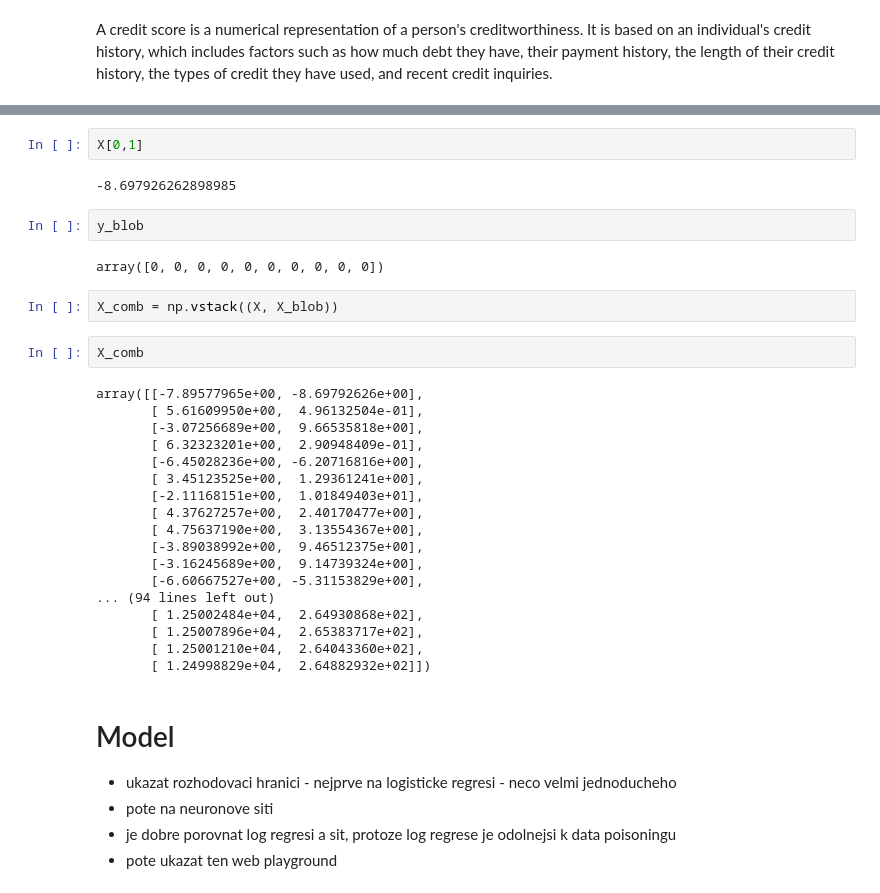
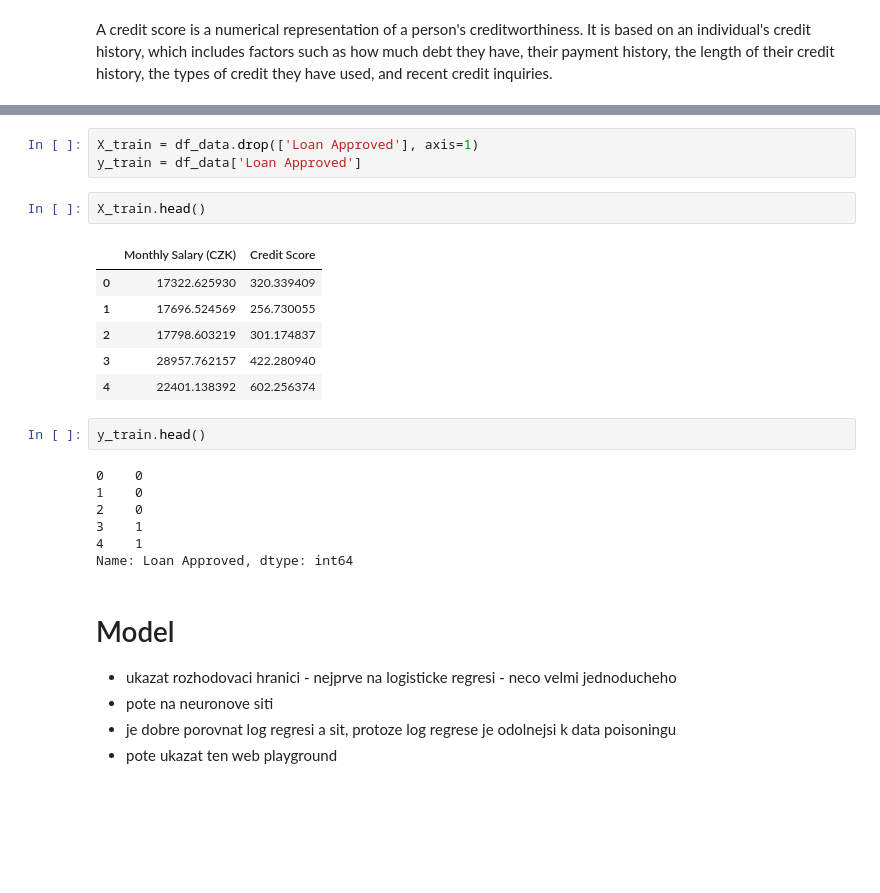
Before and after one commit to nickobard/ai-summer-school, a Jupyter notebook: data_poisoning.ipynb, the cells around one changed output, grey strips where cells are left out. Saved outputs shown, nothing was run; the diff lists cells and outputs as text; blank space fills up the shorter version.

```diff
--- a/data_poisoning.ipynb
+++ b/data_poisoning.ipynb
@@ -100,33 +76,24 @@ array([[-7.89577965, -8.69792626],
-# %%
-X[0,1]
-# %% [output]
--8.697926262898985
-# %%
-y_blob
-# %% [output]
-array([0, 0, 0, 0, 0, 0, 0, 0, 0, 0])
-# %%
-X_comb = np.vstack((X, X_blob))
-# %%
-X_comb
-# %% [output]
-array([[-7.89577965e+00, -8.69792626e+00],
-       [ 5.61609950e+00,  4.96132504e-01],
-       [-3.07256689e+00,  9.66535818e+00],
-       [ 6.32323201e+00,  2.90948409e-01],
-       [-6.45028236e+00, -6.20716816e+00],
-       [ 3.45123525e+00,  1.29361241e+00],
-       [-2.11168151e+00,  1.01849403e+01],
-       [ 4.37627257e+00,  2.40170477e+00],
-       [ 4.75637190e+00,  3.13554367e+00],
-       [-3.89038992e+00,  9.46512375e+00],
-       [-3.16245689e+00,  9.14739324e+00],
-       [-6.60667527e+00, -5.31153829e+00],
-... (94 lines left out)
-       [ 1.25002484e+04,  2.64930868e+02],
-       [ 1.25007896e+04,  2.65383717e+02],
-       [ 1.25001210e+04,  2.64043360e+02],
-       [ 1.24998829e+04,  2.64882932e+02]])
+# %%
+X_train = df_data.drop(['Loan Approved'], axis=1)
+y_train = df_data['Loan Approved']
+# %%
+X_train.head()
+# %% [output]
+|  | Monthly Salary (CZK) | Credit Score |
+| 0 | 17322.625930 | 320.339409 |
+| 1 | 17696.524569 | 256.730055 |
+| 2 | 17798.603219 | 301.174837 |
+| 3 | 28957.762157 | 422.280940 |
+| 4 | 22401.138392 | 602.256374 |
+# %%
+y_train.head()
+# %% [output]
+0    0
+1    0
+2    0
+3    1
+4    1
+Name: Loan Approved, dtype: int64
 # %% [markdown]
 # Model
 
```
Also changed, not shown: parts of 10 cells of this notebook.
